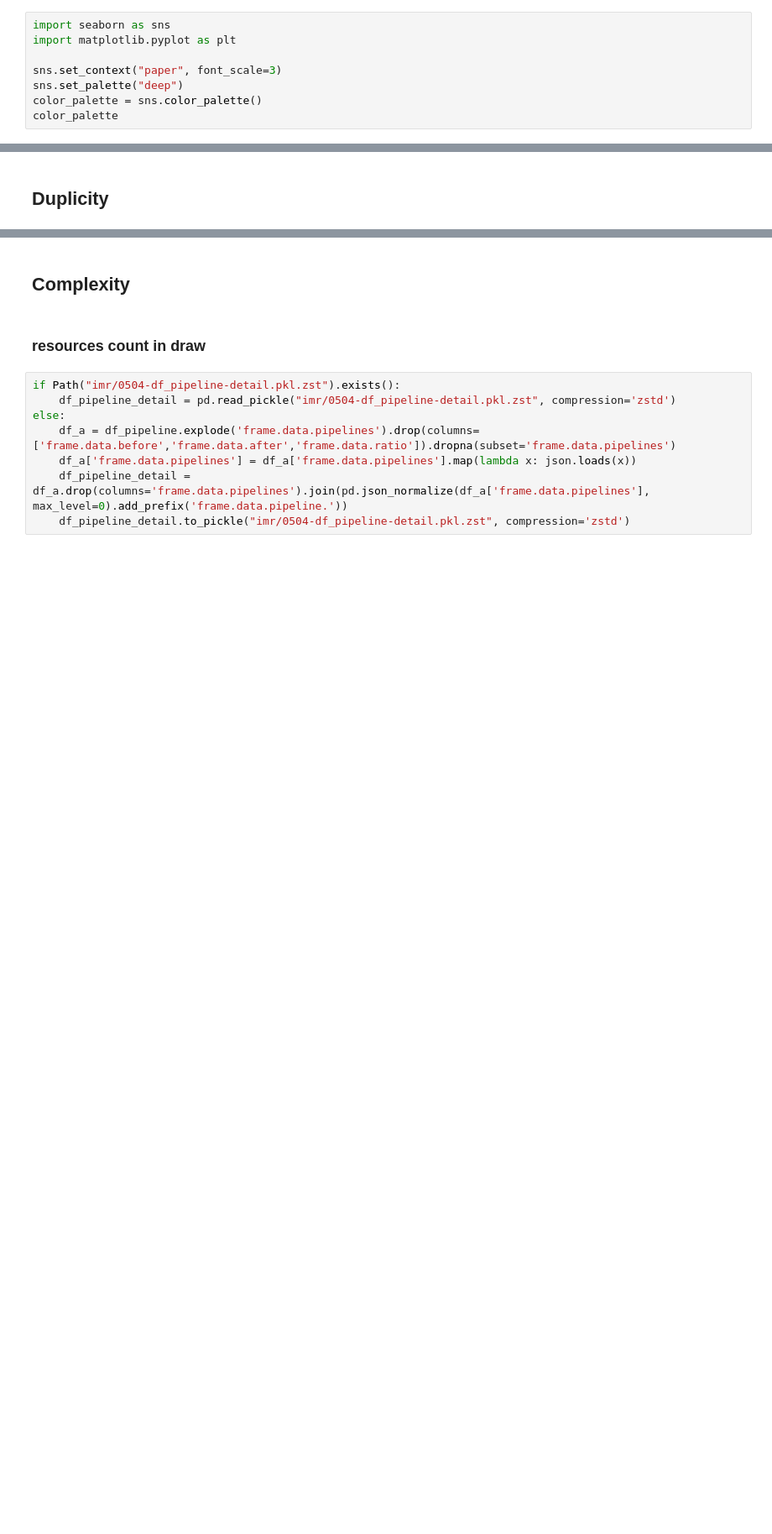
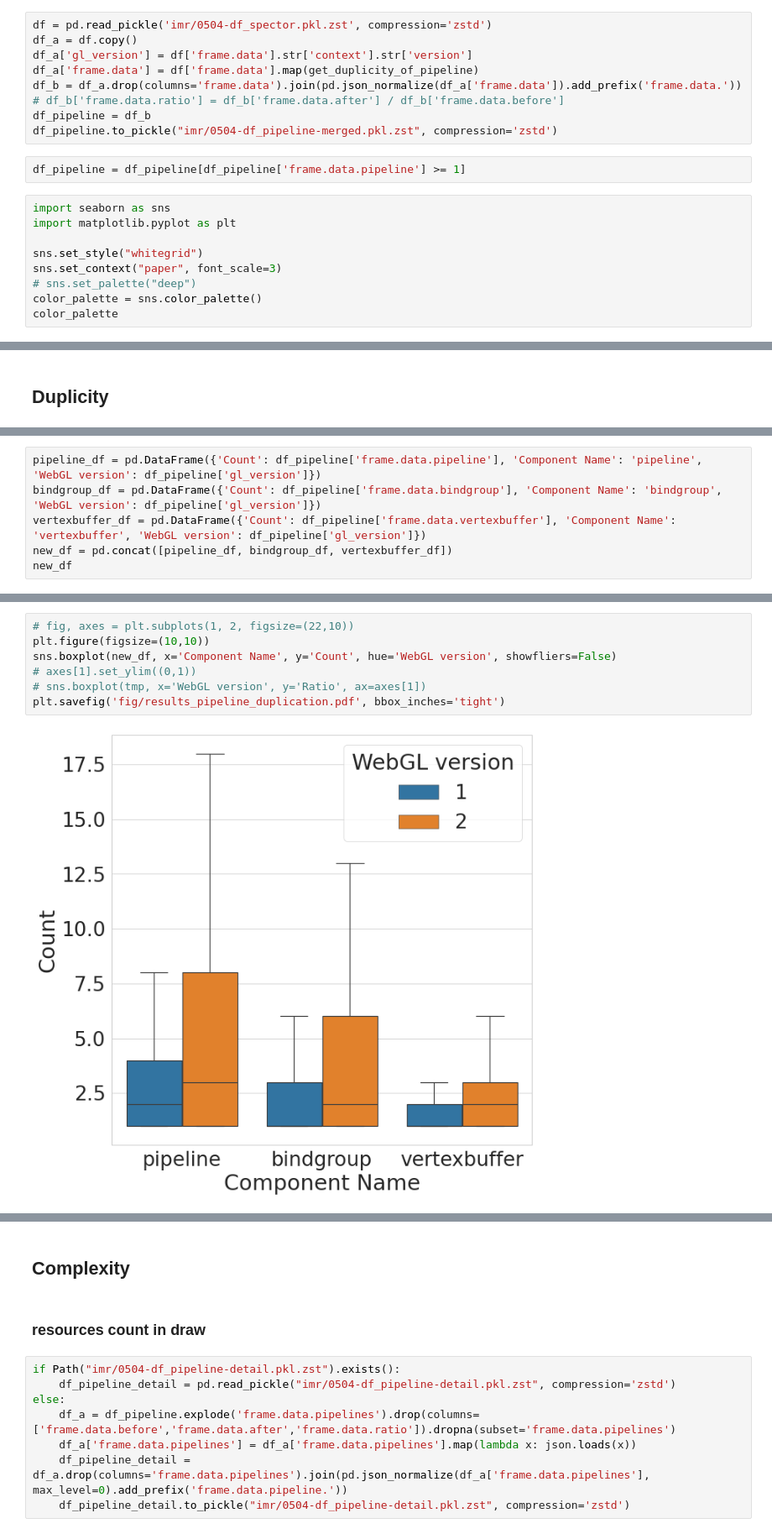
Before and after one commit to yudshj/WebGL-Empirical-Study-new, a Jupyter notebook: 3-4.AnalyzeRaf/spector_analyze.ipynb, the cells around one changed output, grey strips where cells are left out. Shown at 84% size. Drawn from its saved outputs; the diff is of its cells as text; blank space fills up the shorter version.

```diff
--- a/3-4.AnalyzeRaf/spector_analyze.ipynb
+++ b/3-4.AnalyzeRaf/spector_analyze.ipynb
@@ -92,9 +129,21 @@ else:
+# %%
+df = pd.read_pickle('imr/0504-df_spector.pkl.zst', compression='zstd')
+df_a = df.copy()
+df_a['gl_version'] = df['frame.data'].str['context'].str['version']
+df_a['frame.data'] = df['frame.data'].map(get_duplicity_of_pipeline)
+df_b = df_a.drop(columns='frame.data').join(pd.json_normalize(df_a['frame.data']).add_prefix('frame.data.'))
+# df_b['frame.data.ratio'] = df_b['frame.data.after'] / df_b['frame.data.before']
+df_pipeline = df_b
+df_pipeline.to_pickle("imr/0504-df_pipeline-merged.pkl.zst", compression='zstd')
+# %%
+df_pipeline = df_pipeline[df_pipeline['frame.data.pipeline'] >= 1]
 # %%
 import seaborn as sns
 import matplotlib.pyplot as plt
 
+sns.set_style("whitegrid")
 sns.set_context("paper", font_scale=3)
-sns.set_palette("deep")
+# sns.set_palette("deep")
 color_palette = sns.color_palette()
 color_palette
 # %% [output]
@@ -156,0 +187,6 @@ plt.savefig('fig/results_pipeline_dup.pdf', format="pdf", bbox_inches="tight")
+# %%
+pipeline_df = pd.DataFrame({'Count': df_pipeline['frame.data.pipeline'], 'Component Name': 'pipeline', 'WebGL version': df_pipeline['gl_version']})
+bindgroup_df = pd.DataFrame({'Count': df_pipeline['frame.data.bindgroup'], 'Component Name': 'bindgroup', 'WebGL version': df_pipeline['gl_version']})
+vertexbuffer_df = pd.DataFrame({'Count': df_pipeline['frame.data.vertexbuffer'], 'Component Name': 'vertexbuffer', 'WebGL version': df_pipeline['gl_version']})
+new_df = pd.concat([pipeline_df, bindgroup_df, vertexbuffer_df])
+new_df
@@ -156,0 +207,9 @@ plt.savefig('fig/results_pipeline_dup.pdf', format="pdf", bbox_inches="tight")
+# %%
+# fig, axes = plt.subplots(1, 2, figsize=(22,10))
+plt.figure(figsize=(10,10))
+sns.boxplot(new_df, x='Component Name', y='Count', hue='WebGL version', showfliers=False)
+# axes[1].set_ylim((0,1))
+# sns.boxplot(tmp, x='WebGL version', y='Ratio', ax=axes[1])
+plt.savefig('fig/results_pipeline_duplication.pdf', bbox_inches='tight')
+# %% [output]
+[figure, added]
```
Also changed, not shown: parts of 24 cells of this notebook, 29 other files.
